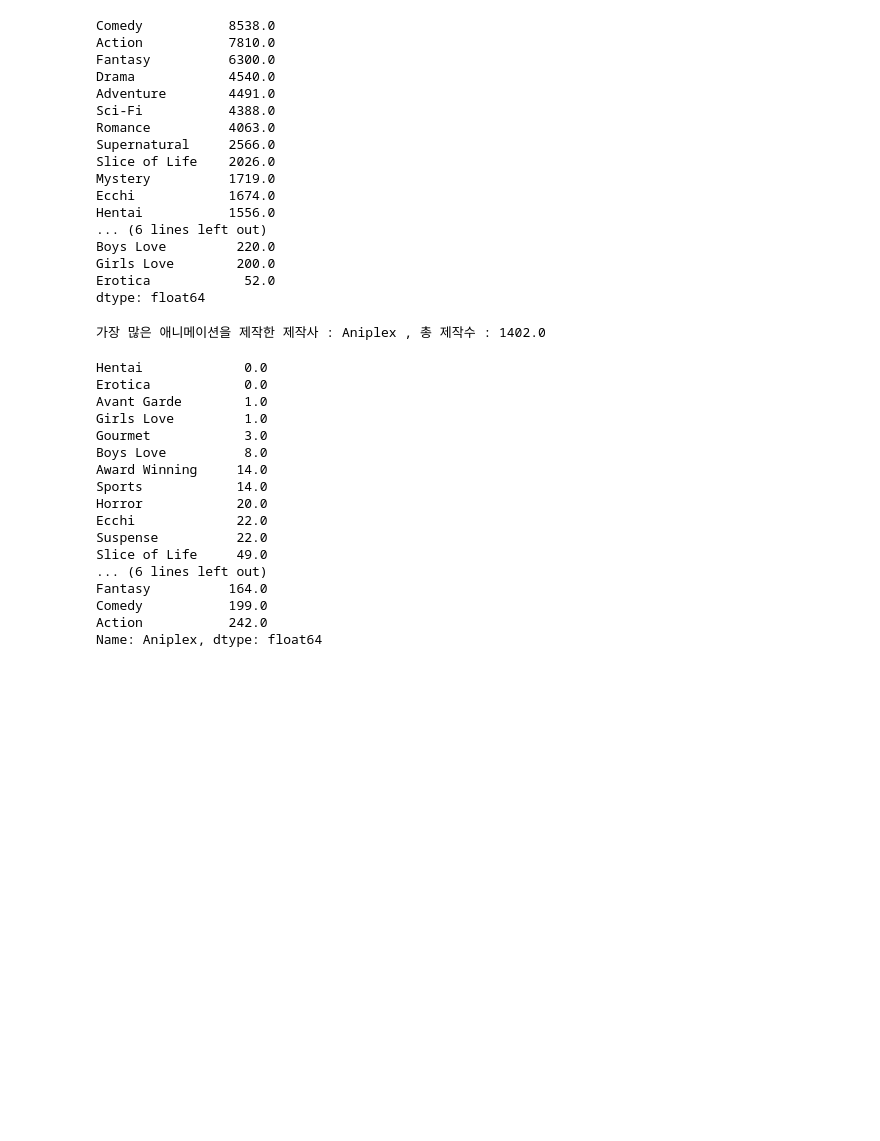
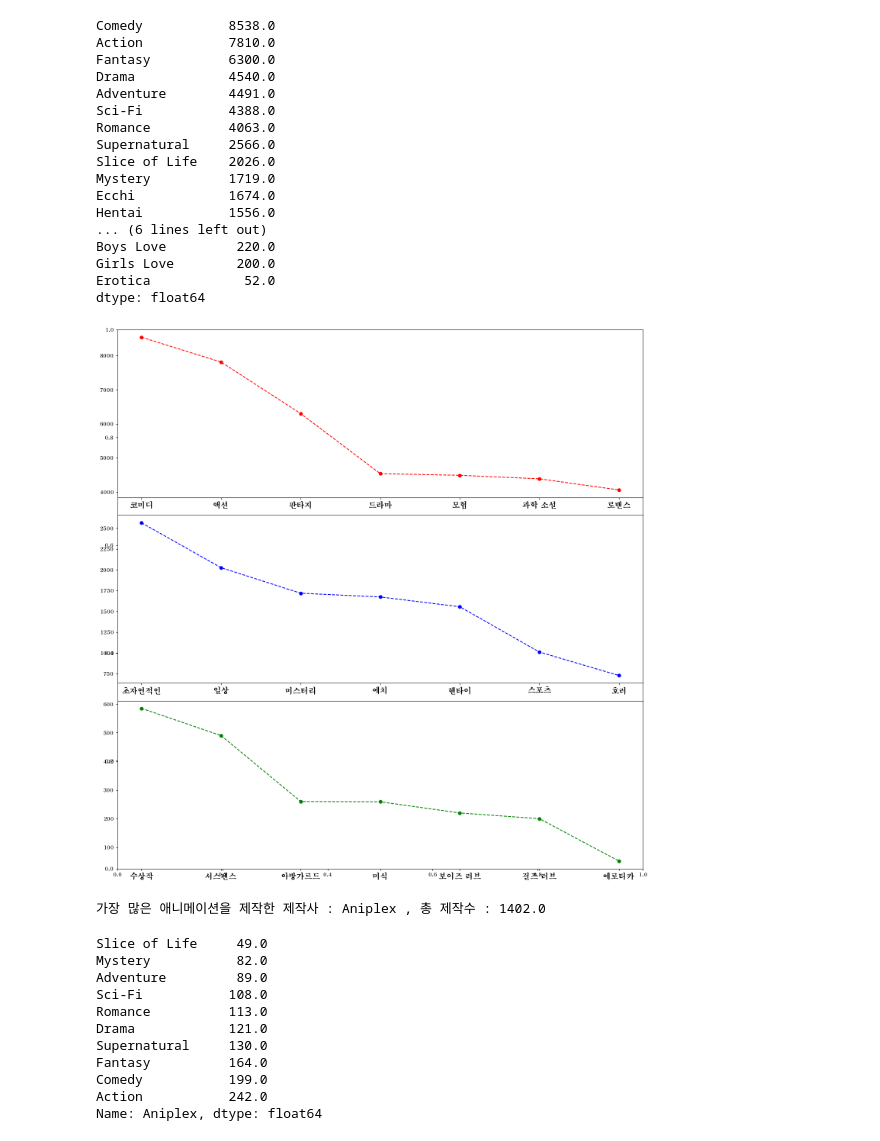
Before and after one commit to KDT-Pandas-Visualization-Project/Pandas_Matlab_Project, a Jupyter notebook: analysis(noah_1).ipynb, the cells around one changed output. Cells and saved outputs as stored; diff of their text form; code cells hidden in the pictures; blank space fills up the shorter version.

```diff
--- a/analysis(noah_1).ipynb
+++ b/analysis(noah_1).ipynb
@@ -109,5 +119,6 @@ result
 # %%
-result.sum().sort_values(ascending=False) # 장르별 분포
+p1 = result.sum().sort_values(ascending=False) # 1917년부터 2023년까지 만들어진 애니메이션 장르별 분포 분석
+p1
 # %% [output]
 Comedy           8538.0
 Action           7810.0
@@ -129,24 +165,47 @@ dtype: float64
+# %%
+add_col=[]
+for i in (p1.keys()) :
+    add_col.append(genre_translation[i])
+p1.index=add_col # 키값을 영어에서 한국어로 바꿈
+# %%
+fig, ax = plt.subplots(figsize=(15,15))
+
+x,y=p1.index[0:7], p1.values[0:7]
+ax1=fig.add_subplot(311)
+plt.xticks([ i for i in range(7)],x, fontsize=15.0)
+plt.plot(x, y,"ro--")
+
+
+x,y=p1.index[7:14], p1.values[7:14]
+ax2=fig.add_subplot(312)
+plt.xticks([ i for i in range(7)],x, fontsize=15.0)
+plt.plot(x,y,"bo--")
+
+x,y=p1.index[14:21], p1.values[14:21]
+ax3=fig.add_subplot(313)
+plt.xticks([ i for i in range(7)],x, fontsize=15.0)
+plt.plot(x,y,"go--")
+
+plt.tight_layout() # 여러 개의 그래프가 겹치지 않게 최소한의 여백 지정해주는 함수
+plt.show()
+# %% [output]
+[figure, added]
 # %%
 print(f'가장 많은 애니메이션을 제작한 제작사 : {result.T.sum().sort_values().idxmax()} , 총 제작수 : {result.T.sum().sort_values().max()}')
 # %% [output]
 가장 많은 애니메이션을 제작한 제작사 : Aniplex , 총 제작수 : 1402.0
 # %%
 # 애니플렉스가 다룬 애니메이션 장르 검색
-result.T[result.T.sum().sort_values().idxmax()].sort_values()
+p2=result.T[result.T.sum().sort_values().idxmax()].sort_values().tail(10)
+p2
 # %% [output]
-Hentai             0.0
-Erotica            0.0
-Avant Garde        1.0
-Girls Love         1.0
-Gourmet            3.0
-Boys Love          8.0
-Award Winning     14.0
-Sports            14.0
-Horror            20.0
-Ecchi             22.0
-Suspense          22.0
 Slice of Life     49.0
-... (6 lines left out)
+Mystery           82.0
+Adventure         89.0
+Sci-Fi           108.0
+Romance          113.0
+Drama            121.0
+Supernatural     130.0
 Fantasy          164.0
 Comedy           199.0
 Action           242.0
```
Also changed, not shown: parts of 14 cells of this notebook, 2 other files.
